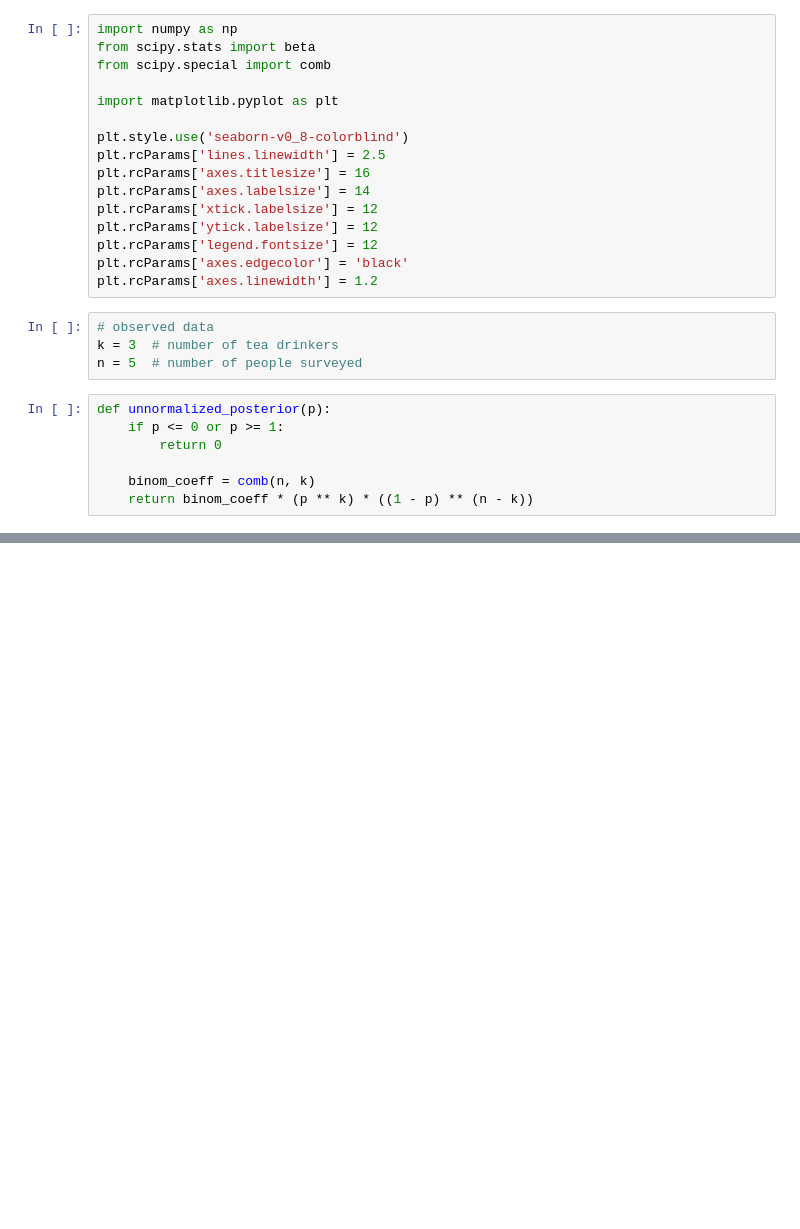
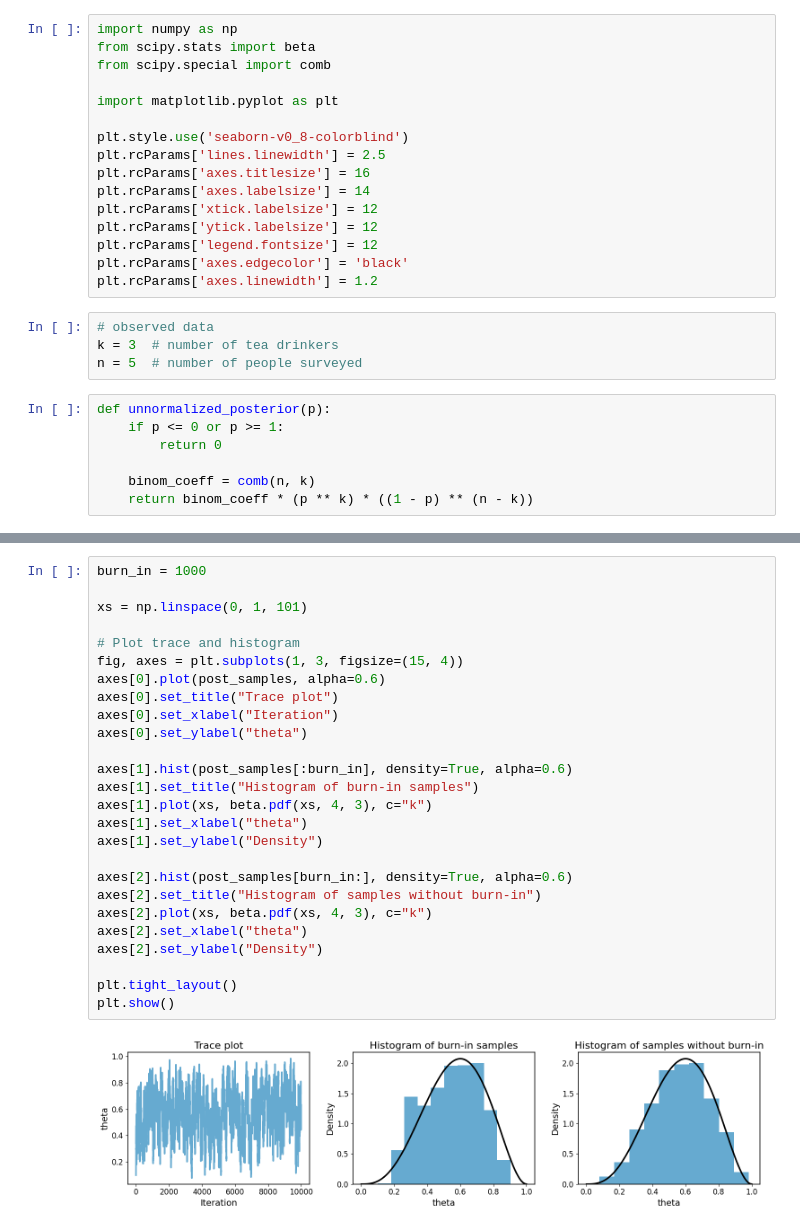
Before and after one commit to KrisNguyen135/Grokking-Bayes, a Jupyter notebook: ch05/01 - Metropolis–Hastings.ipynb, the cells around one changed output, grey strips where cells are left out. Drawn from its saved outputs; the diff is of its cells as text; blank space fills up the shorter version.

```diff
--- a/ch05/01 - Metropolis–Hastings.ipynb
+++ b/ch05/01 - Metropolis–Hastings.ipynb
@@ -71,0 +72,28 @@ plt.show()
+# %%
+burn_in = 1000
+
+xs = np.linspace(0, 1, 101)
+
+# Plot trace and histogram
+fig, axes = plt.subplots(1, 3, figsize=(15, 4))
+axes[0].plot(post_samples, alpha=0.6)
+axes[0].set_title("Trace plot")
+axes[0].set_xlabel("Iteration")
+axes[0].set_ylabel("theta")
+
+axes[1].hist(post_samples[:burn_in], density=True, alpha=0.6)
+axes[1].set_title("Histogram of burn-in samples")
+axes[1].plot(xs, beta.pdf(xs, 4, 3), c="k")
+axes[1].set_xlabel("theta")
+axes[1].set_ylabel("Density")
+
+axes[2].hist(post_samples[burn_in:], density=True, alpha=0.6)
+axes[2].set_title("Histogram of samples without burn-in")
+axes[2].plot(xs, beta.pdf(xs, 4, 3), c="k")
+axes[2].set_xlabel("theta")
+axes[2].set_ylabel("Density")
+
+plt.tight_layout()
+plt.show()
+# %% [output]
+[figure, added]
```
Also changed, not shown: parts of 2 cells of this notebook, 6 other files.
